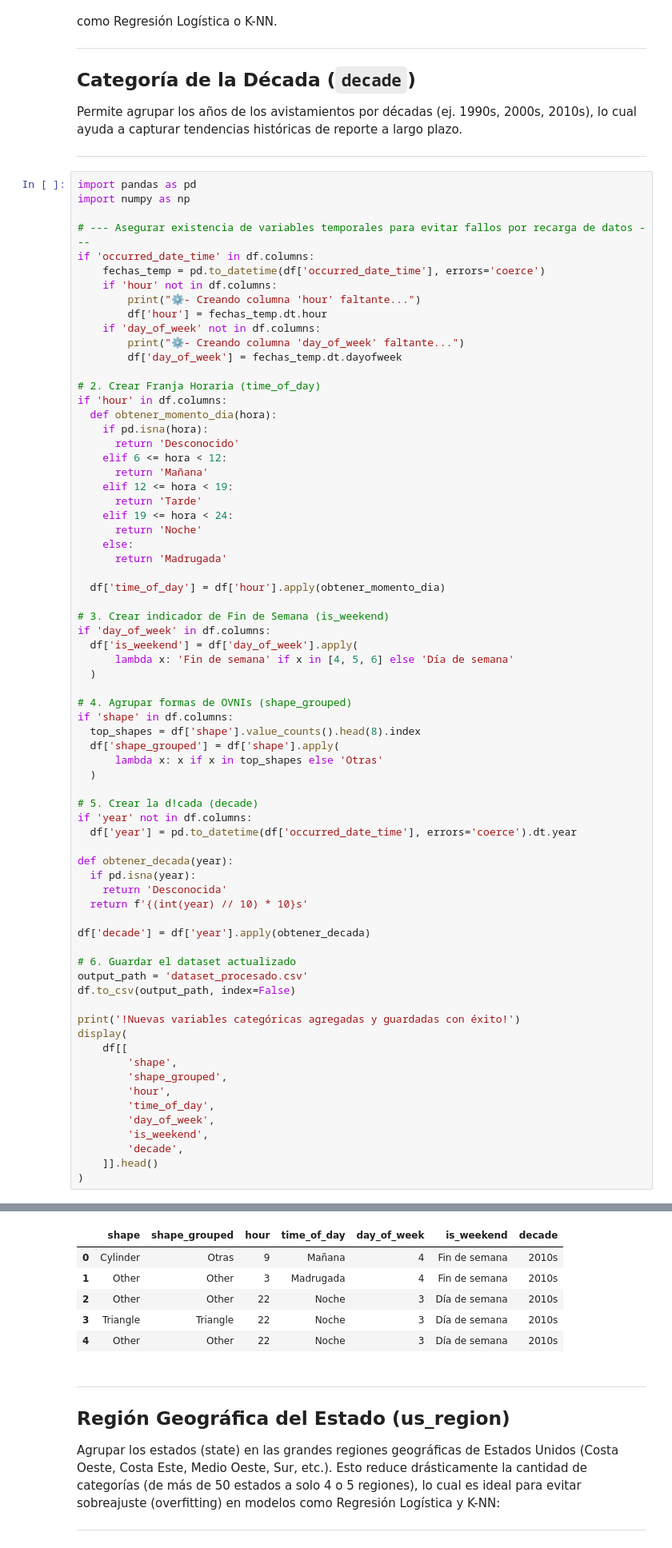
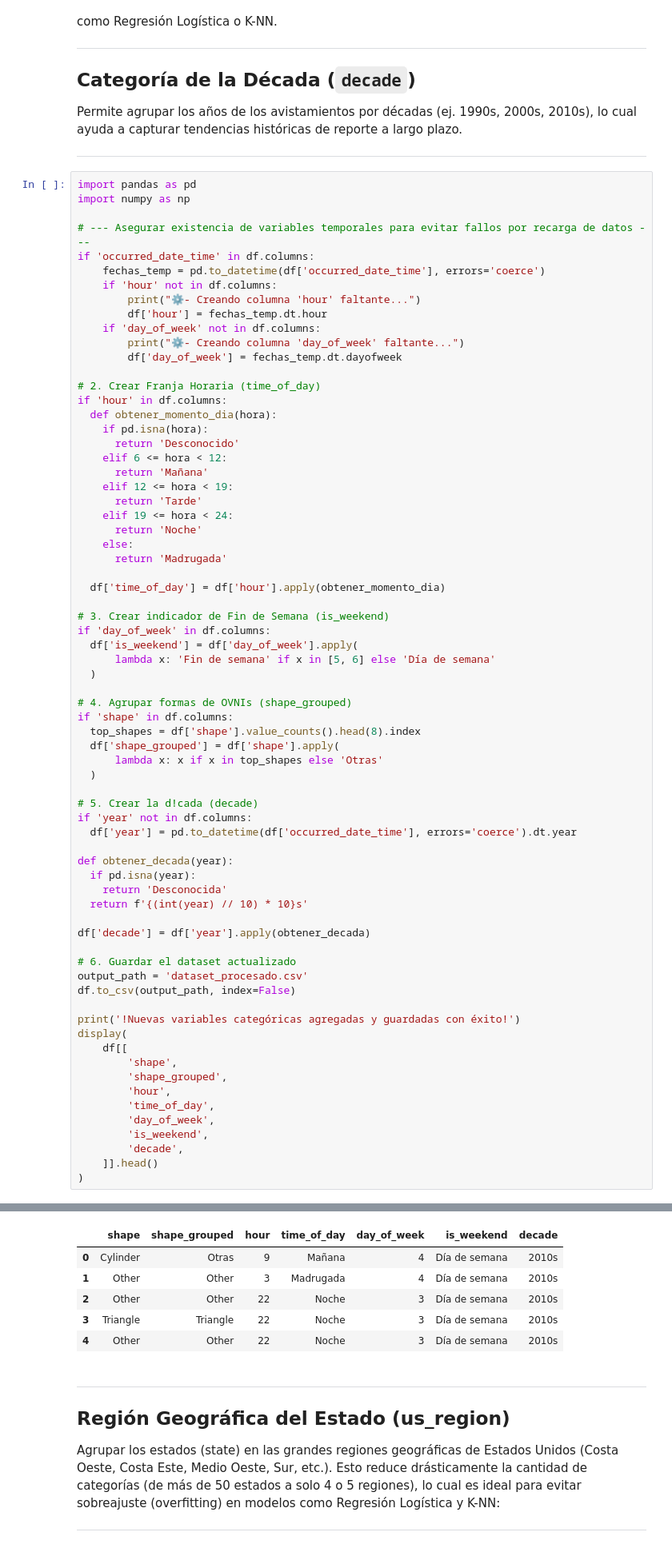
Before and after one commit to arieltunon74/Aprendizaje_automatico_parcial_2026, a Jupyter notebook: notebooks/01 - Preprocesamiento y Escalado/01_Limpieza_y_Preprocesamiento_.ipynb, the cells around one changed output, grey strips where cells are left out. Shown at 80% size. Saved outputs shown, nothing was run; the diff lists cells and outputs as text.

```diff
--- a/notebooks/01 - Preprocesamiento y Escalado/01_Limpieza_y_Preprocesamiento_.ipynb
+++ b/notebooks/01 - Preprocesamiento y Escalado/01_Limpieza_y_Preprocesamiento_.ipynb
@@ -1701,7 +1701,7 @@ if 'hour' in df.columns:
 # 3. Crear indicador de Fin de Semana (is_weekend)
 if 'day_of_week' in df.columns:
   df['is_weekend'] = df['day_of_week'].apply(
-      lambda x: 'Fin de semana' if x in [4, 5, 6] else 'Día de semana'
+      lambda x: 'Fin de semana' if x in [5, 6] else 'Día de semana'
   )
 
 # 4. Agrupar formas de OVNIs (shape_grouped)
@@ -1715,35 +1715,35 @@ if 'shape' in df.columns:
 if 'year' not in df.columns:
   df['year'] = pd.to_datetime(df['occurred_date_time'], errors='coerce').dt.year
 
 def obtener_decada(year):
   if pd.isna(year):
     return 'Desconocida'
   return f'{(int(year) // 10) * 10}s'
 
 df['decade'] = df['year'].apply(obtener_decada)
 
 # 6. Guardar el dataset actualizado
 output_path = 'dataset_procesado.csv'
 df.to_csv(output_path, index=False)
 
 print('!Nuevas variables categóricas agregadas y guardadas con éxito!')
 display(
     df[[
         'shape',
         'shape_grouped',
         'hour',
         'time_of_day',
         'day_of_week',
         'is_weekend',
         'decade',
     ]].head()
 )
 # %% [output]
 ⚙‐ Creando columna 'hour' faltante...
 !Nuevas variables categóricas agregadas y guardadas con éxito!
 |  | shape | shape_grouped | hour | time_of_day | day_of_week | is_weekend | decade |
-| 0 | Cylinder | Otras | 9 | Mañana | 4 | Fin de semana | 2010s |
-| 1 | Other | Other | 3 | Madrugada | 4 | Fin de semana | 2010s |
+| 0 | Cylinder | Otras | 9 | Mañana | 4 | Día de semana | 2010s |
+| 1 | Other | Other | 3 | Madrugada | 4 | Día de semana | 2010s |
 | 2 | Other | Other | 22 | Noche | 3 | Día de semana | 2010s |
 | 3 | Triangle | Triangle | 22 | Noche | 3 | Día de semana | 2010s |
 | 4 | Other | Other | 22 | Noche | 3 | Día de semana | 2010s |
```
Also changed, not shown: parts of 9 cells of this notebook, 2 other files.
